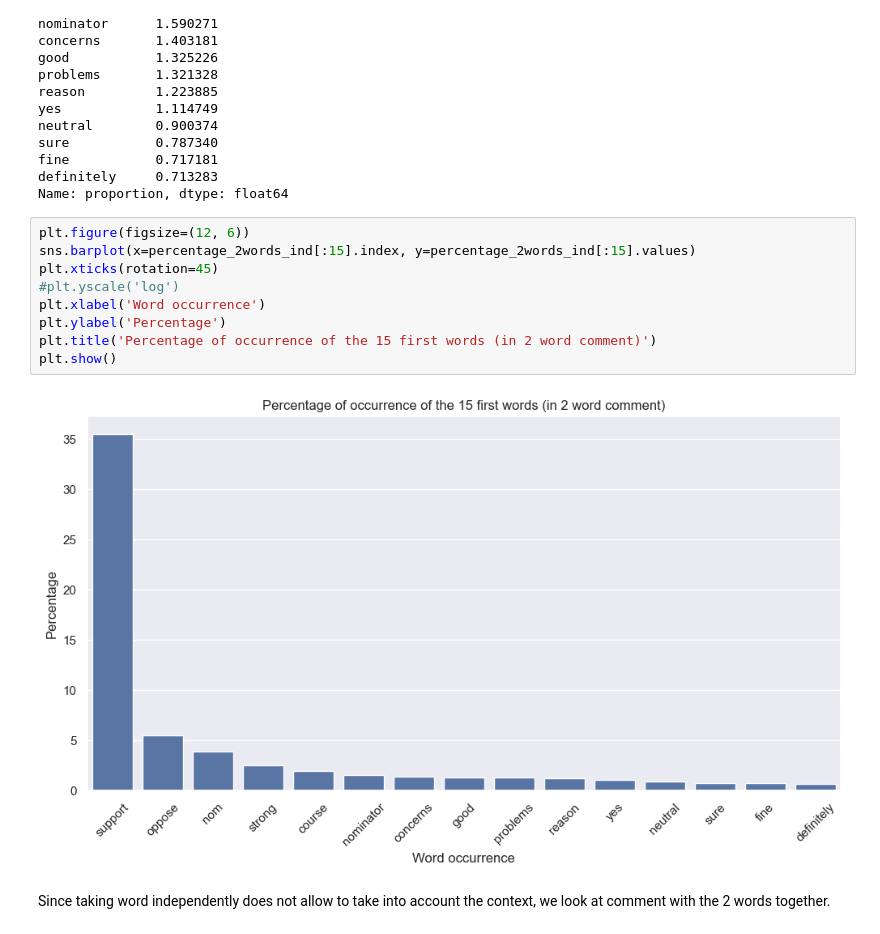
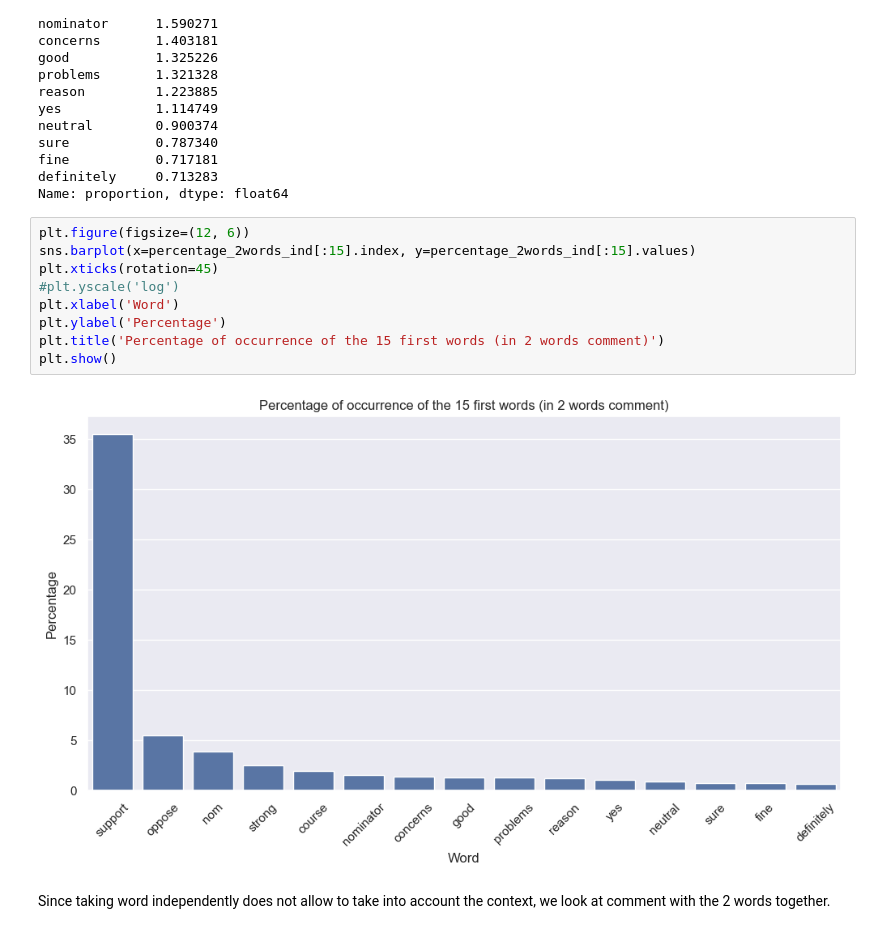
Before and after one commit to epfl-ada/ada-2023-project-abracadabra, a Jupyter notebook: P2_submission.ipynb, the cells around one changed output. Saved outputs shown, nothing was run; the diff lists cells and outputs as text.

```diff
--- a/P2_submission.ipynb
+++ b/P2_submission.ipynb
@@ -920,14 +999,14 @@ Name: proportion, dtype: float64
 # %%
 plt.figure(figsize=(12, 6))
 sns.barplot(x=percentage_2words_ind[:15].index, y=percentage_2words_ind[:15].values)
 plt.xticks(rotation=45)
 #plt.yscale('log')
-plt.xlabel('Word occurrence')
+plt.xlabel('Word')
 plt.ylabel('Percentage')
-plt.title('Percentage of occurrence of the 15 first words (in 2 word comment)')
+plt.title('Percentage of occurrence of the 15 first words (in 2 words comment)')
 plt.show()
 # %% [output]
-[figure, old version]
+[figure, new version]
 # %% [markdown]
 Since taking word independently does not allow to take into account the context, we look at comment with the 2 words together.
 # %%
```
Also changed, not shown: parts of 37 cells of this notebook, 1 other file.
